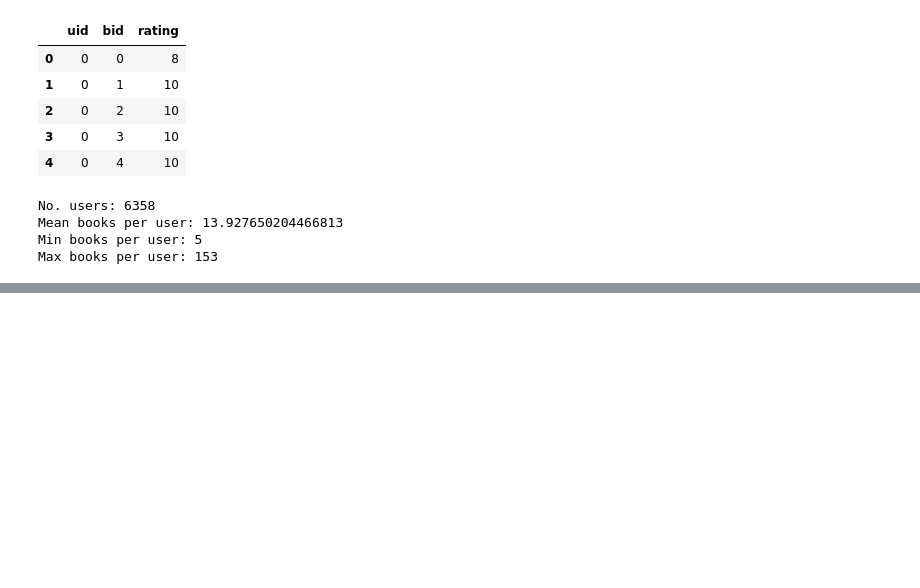
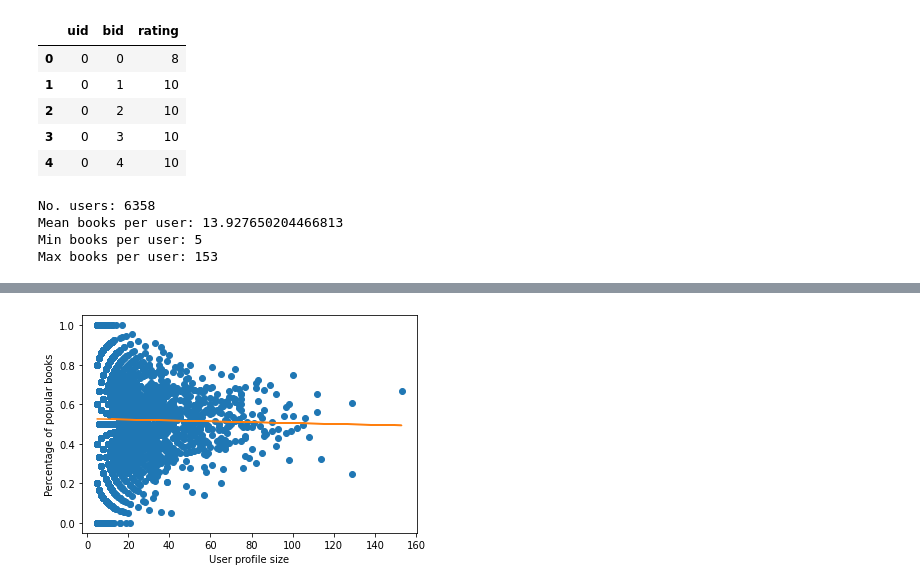
Before and after one commit to rahmanidashti/FairBook, a Jupyter notebook: book_fairness.ipynb, the cells around one changed output, grey strips where cells are left out. Saved outputs shown, nothing was run; the diff lists cells and outputs as text; code cells hidden in the pictures; blank space fills up the shorter version.

```diff
--- a/book_fairness.ipynb
+++ b/book_fairness.ipynb
@@ -172,0 +190,11 @@ plt.show()
+# %%
+# we can remore it and do not use it
+plt.figure()
+slope, intercept, r_value, p_value, std_err = stats.linregress(user_hist, pop_fraq)
+line = slope * np.array(user_hist) + intercept
+plt.plot(user_hist, pop_fraq, 'o', user_hist, line)
+plt.xlabel('User profile size')
+plt.ylabel('Percentage of popular books')
+plt.savefig('plots/corr_user_ratio.pdf', dpi=300, bbox_inches='tight')
+# %% [output]
+[figure, added]
```
Also changed, not shown: parts of 12 cells of this notebook, 7 other files.
